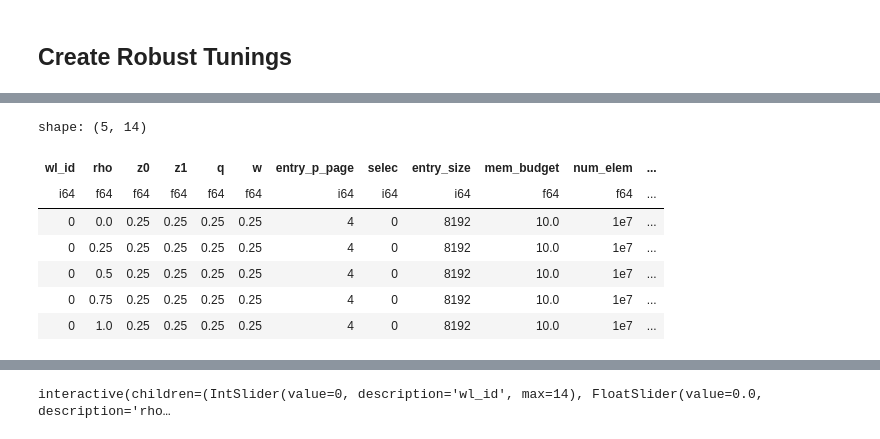
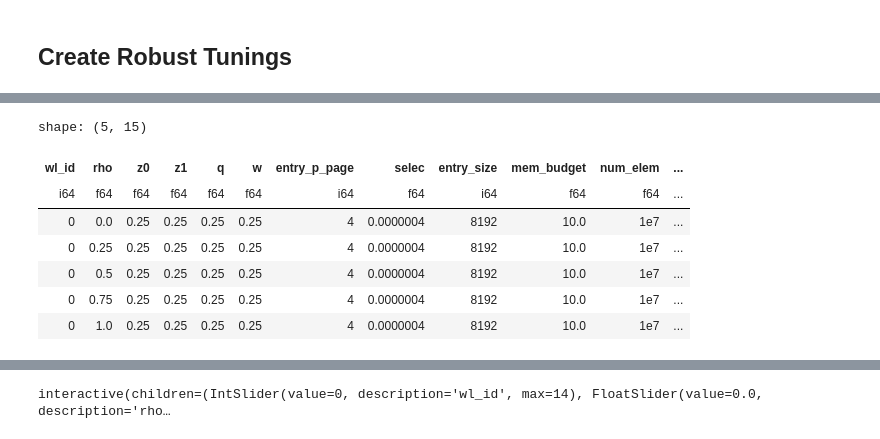
Before and after one commit to ephoris/proj_axe, a Jupyter notebook: notebook/robustness.ipynb, the cells around one changed output, grey strips where cells are left out. Saved outputs shown, nothing was run; the diff lists cells and outputs as text; code cells hidden in the pictures.

```diff
--- a/notebook/robustness.ipynb
+++ b/notebook/robustness.ipynb
@@ -56,3 +85,6 @@ cost_fn = Cost(bounds.max_considered_levels)
+# %%
+lcm_wrap = LCMWrapper(lcm, lcm_schema)
+lcm_solver = ClassicLCMSolver(lcm_bounds, lcm_wrap)
 # %%
 def kl_div(wlx: Workload, wly: Workload):
     wlx = np.array([wlx.z0, wlx.z1, wlx.q, wlx.w])
@@ -88,7 +120,8 @@ expected_workloads = (
     Workload(z0=0.01, z1=0.33, q=0.33, w=0.33), # 14
 )
 # default_sys = System(num_entries=1e7, selectivity=0)
-default_sys = System()
+default_sys = System(num_entries=1e7)
+# default_sys = System()
 # %%
 SEED = 0
 NUM_SAMPLES = 1000
@@ -158,7 +191,7 @@ input_dataset = input_table.to_torch(
 ltuner = LTuneModelBuilder(
     schema=schema,
     **cfg['ltuner']['model']
-).build(robust=True)
+).build(robust=True, override=model_override_code)
 ltuner_weights = torch.load(
     os.path.join(model_path, 'best_model.model'),
     weights_only=True,
@@ -219,6 +250,7 @@ og_bounds.size_ratio_range = (2, 100)
 solver = Solvers.ClassicSolver(og_bounds)
 # %%
 robust_tuner_designs = []
+robust_lcm_tuner_designs = []
 robust_solver_designs = []
 nominal_solver_designs = []
 for (feat, label) in tqdm(input_dataset, desc='Learned Tuner'):
@@ -232,4 +264,6 @@ for row in tqdm(input_table.iter_rows(named=True), total=len(input_table), desc=
     nominal_solver_designs.append(design)
     design, _ = solver.get_robust_design(system, workload, rho, init_args=[1, 1, design.bits_per_elem, design.size_ratio])
     robust_solver_designs.append(design)
+    robust_lcm_design, _ = lcm_solver.get_robust_design(system, workload, rho, init_args=[1, 1, design.bits_per_elem, design.size_ratio])
+    robust_lcm_tuner_designs.append(robust_lcm_design)
 # robust_tuner_designs, robust_solver_designs
@@ -254,18 +270,18 @@ for row in tqdm(input_table.iter_rows(named=True), total=len(input_table), desc=
 # %%
 df = []
-for tuner_design, solver_design, nominal_design in zip(robust_tuner_designs, robust_solver_designs, nominal_solver_designs):
-    df.append({'tuner_design': tuner_design, 'solver_design': solver_design, 'nominal_design': nominal_design})
+for tuner_design, solver_design, nominal_design, robust_lcm_design in zip(robust_tuner_designs, robust_solver_designs, nominal_solver_designs, robust_lcm_tuner_designs):
+    df.append({'tuner_design': tuner_design, 'solver_design': solver_design, 'nominal_design': nominal_design, 'solver_lcm_design': robust_lcm_design})
 df = pl.DataFrame(df)
 design_table = pl.concat((input_table, df), how='horizontal')
 design_table.head(5)
 # %% [output]
-shape: (5, 14)
+shape: (5, 15)
 | wl_id | rho | z0 | z1 | q | w | entry_p_page | selec | entry_size | mem_budget | num_elem | ... |
-| i64 | f64 | f64 | f64 | f64 | f64 | i64 | i64 | i64 | f64 | f64 | ... |
-| 0 | 0.0 | 0.25 | 0.25 | 0.25 | 0.25 | 4 | 0 | 8192 | 10.0 | 1e7 | ... |
-| 0 | 0.25 | 0.25 | 0.25 | 0.25 | 0.25 | 4 | 0 | 8192 | 10.0 | 1e7 | ... |
-| 0 | 0.5 | 0.25 | 0.25 | 0.25 | 0.25 | 4 | 0 | 8192 | 10.0 | 1e7 | ... |
-| 0 | 0.75 | 0.25 | 0.25 | 0.25 | 0.25 | 4 | 0 | 8192 | 10.0 | 1e7 | ... |
-| 0 | 1.0 | 0.25 | 0.25 | 0.25 | 0.25 | 4 | 0 | 8192 | 10.0 | 1e7 | ... |
+| i64 | f64 | f64 | f64 | f64 | f64 | i64 | f64 | i64 | f64 | f64 | ... |
+| 0 | 0.0 | 0.25 | 0.25 | 0.25 | 0.25 | 4 | 0.0000004 | 8192 | 10.0 | 1e7 | ... |
+| 0 | 0.25 | 0.25 | 0.25 | 0.25 | 0.25 | 4 | 0.0000004 | 8192 | 10.0 | 1e7 | ... |
+| 0 | 0.5 | 0.25 | 0.25 | 0.25 | 0.25 | 4 | 0.0000004 | 8192 | 10.0 | 1e7 | ... |
+| 0 | 0.75 | 0.25 | 0.25 | 0.25 | 0.25 | 4 | 0.0000004 | 8192 | 10.0 | 1e7 | ... |
+| 0 | 1.0 | 0.25 | 0.25 | 0.25 | 0.25 | 4 | 0.0000004 | 8192 | 10.0 | 1e7 | ... |
 # %%
 result_table = {'wl_id': [], 'rho': [], 'workload_0': [], 'workload_hat': [],
```
Also changed, not shown: parts of 19 cells of this notebook, 2 other files.
